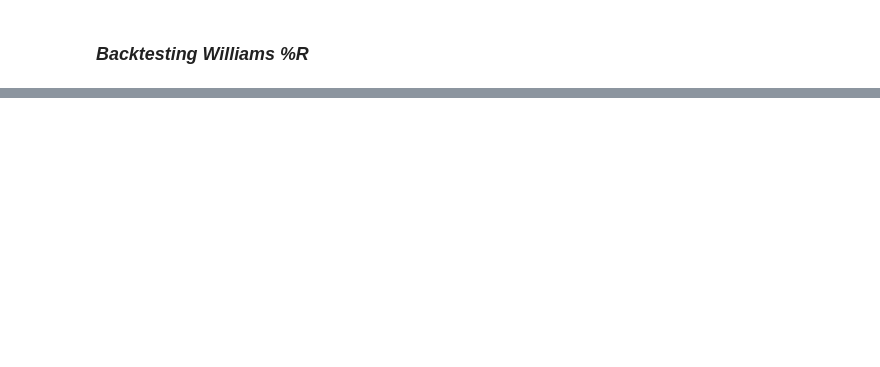
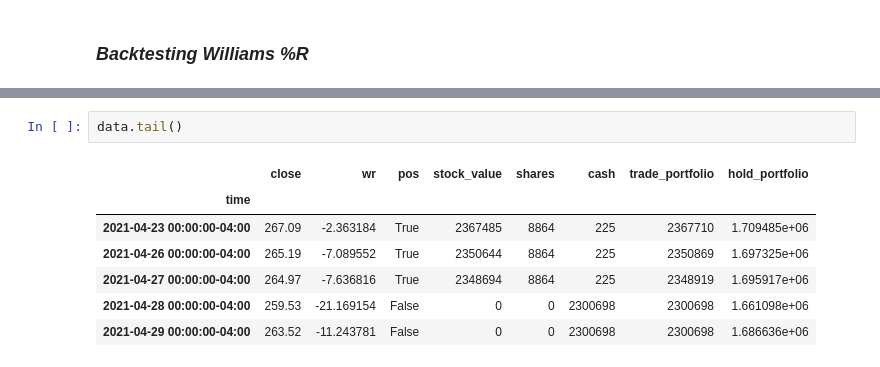
Before and after one commit to illyanyc/fin-tracker, a Jupyter notebook: backtest.ipynb, the cells around one changed output, grey strips where cells are left out. Cells and saved outputs as stored; diff of their text form; blank space fills up the shorter version.

```diff
--- a/backtest.ipynb
+++ b/backtest.ipynb
@@ -64,0 +196,10 @@ def wr_backtest(close : pd.DataFrame,
+# %%
+data.tail()
+# %% [output]
+|  | close | wr | pos | stock_value | shares | cash | trade_portfolio | hold_portfolio |
+| time |  |  |  |  |  |  |  |  |
+| 2021-04-23 00:00:00-04:00 | 267.09 | -2.363184 | True | 2367485 | 8864 | 225 | 2367710 | 1.709485e+06 |
+| 2021-04-26 00:00:00-04:00 | 265.19 | -7.089552 | True | 2350644 | 8864 | 225 | 2350869 | 1.697325e+06 |
+| 2021-04-27 00:00:00-04:00 | 264.97 | -7.636816 | True | 2348694 | 8864 | 225 | 2348919 | 1.695917e+06 |
+| 2021-04-28 00:00:00-04:00 | 259.53 | -21.169154 | False | 0 | 0 | 2300698 | 2300698 | 1.661098e+06 |
+| 2021-04-29 00:00:00-04:00 | 263.52 | -11.243781 | False | 0 | 0 | 2300698 | 2300698 | 1.686636e+06 |
```
Also changed, not shown: parts of 9 cells of this notebook, 2 other files.
